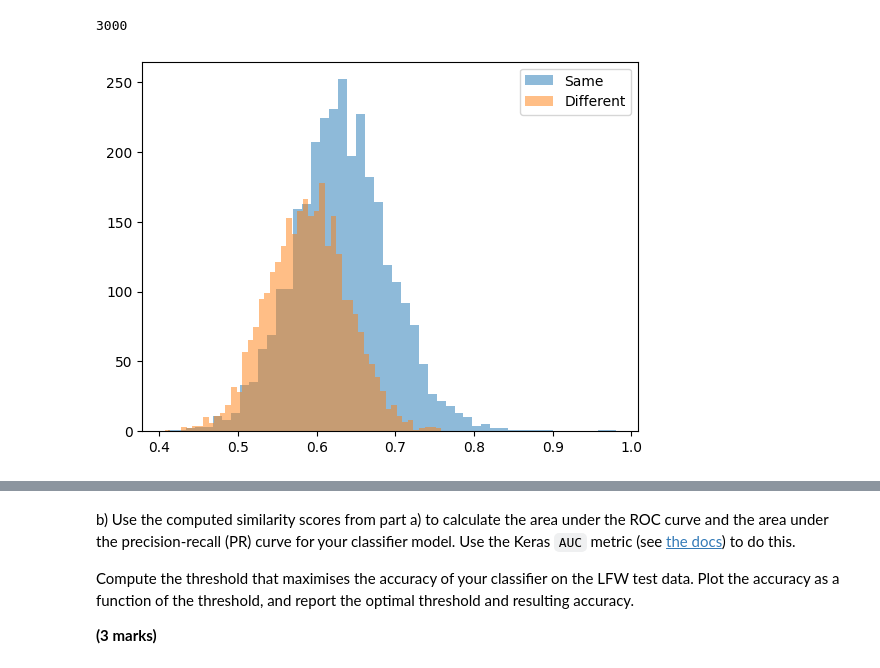
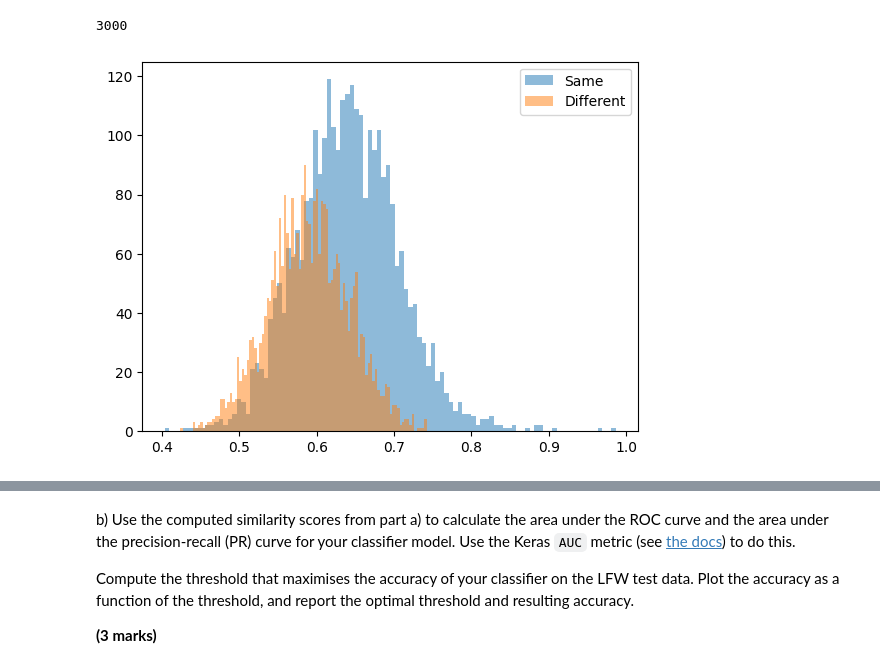
Before and after one commit to ariana-ch/cw1, a Jupyter notebook: CW1/assessment_backup.ipynb, the cells around one changed output, grey strips where cells are left out. Saved outputs shown, nothing was run; the diff lists cells and outputs as text; code cells hidden in the pictures.

```diff
--- a/CW1/assessment_backup.ipynb
+++ b/CW1/assessment_backup.ipynb
@@ -1034,16 +1045,13 @@ top='flatten'):
     '''
     Simple keras model which progressively does dimensionality reduction via a series of convolutions and pooling layers.
 
-    Args:
-        input_shape: Tuple specifying the input shape (height, width, channels).
-        embedding_dim: Dimensionality of the embedding vector.
-        activation: Activation function to use in the model.
-        pooling: Type of pooling to use, either 'max' or 'avg'.
-        no_blocks: Number of blocks to use in the model.
-        top: Type of top layer to use, either 'flatten' or 'pooling'.
-
-    Returns:
-        A Keras Sequential model.
+    :param input_shape: Tuple specifying the input shape (height, width, channels).
+    :param embedding_dim: Dimensionality of the embedding vector.
+    :param activation: Activation function to use in the model.
+    :param pooling: Type of pooling to use, either 'max' or 'avg'.
+    :param no_blocks: Number of blocks to use in the model.
+    :param top: Type of top layer to use, either 'flatten' or 'pooling'.
+    :return: A Keras model representing the Simple Embedding Network.
     '''
     initialiser = keras.initializers.VarianceScaling(scale=0.2)
     pooling = keras.layers.MaxPool2D if pooling == 'max' else keras.layers.AvgPool2D
@@ -1140,15 +1148,14 @@ def SimpleEmbeddingNetV2(input_shape=(112, 112, 3), embedding_dim=128, activatio
     '''
     Simple keras model which progressively does dimensionality reduction via a series of convolutions with stride = 2.
 
-    Args:
-        input_shape: Tuple specifying the input shape (height, width, channels).
-        embedding_dim: Dimensionality of the embedding vector.
-        activation: Activation function to use in the model.
-        pooling: Type of pooling to use, either 'max' or 'avg'.
-        no_blocks: Number of blocks to use in the model.
-        top: Type of top layer to use, either 'flatten' or 'pooling'.
+    :param input_shape: Tuple specifying the input shape (height, width, channels).
+    :param embedding_dim: Dimensionality of the embedding vector.
+    :param activation: Activation function to use in the model.
+    :param pooling: Type of pooling to use, either 'max' or 'avg'.
+    :param no_blocks: Number of blocks to use in the model.
+    :param top: Type of top layer to use, either 'flatten' or 'pooling'.
+    :return: A Keras model representing the Simple Embedding Network.
     '''
-
     initialiser = keras.initializers.VarianceScaling(2.0)
     pooling = keras.layers.MaxPool2D if pooling == 'max' else keras.layers.AvgPool2D
     inputs = keras.Input(shape=input_shape)
@@ -2273,9 +2339,9 @@ pd.DataFrame(get_lfw_paths(), columns=['Image1', 'Image2', 'Label']).groupby('La
 batch = next(iter(lfiw_dl))
 labels, imgs = batch
 # %%
-path = get_path(name='SimpleEmbeddingNet5_FlattenTop', directory='models', fmt='weights.h5', mkdir=False)
-model = SimpleEmbeddingNet(top='pooling', no_blocks=5)
-model.load_weights('models/SimpleEmbeddingNet5_PoolingTop.weights.h5')
+path = get_path(name='SimpleEmbeddingNetV25_FlattenTop', directory='models', fmt='weights.h5', mkdir=False)
+model = SimpleEmbeddingNetV2(top='flatten', no_blocks=6)
+model.load_weights('models/SimpleEmbeddingNetV2_5_FlattenTop.weights.h5')
 # %%
 inputs = imgs.flatten().reshape((12000, 112, 112, 3))
 
@@ -2341,12 +2407,12 @@ len(res[res.labels==0])
 # %% [output]
 3000
 # %%
-plt.hist(res[res.labels==1].cos_similarities, label='Same', alpha=0.5, bins=50)
-plt.hist(res[res.labels==0].cos_similarities, label='Different', alpha=0.5, bins=50)
+plt.hist(res[res.labels==1].cos_similarities, label='Same', alpha=0.5, bins=100)
+plt.hist(res[res.labels==0].cos_similarities, label='Different', alpha=0.5, bins=100)
 plt.legend()
 plt.show()
 # %% [output]
-[figure, old version]
+[figure, new version]
 # %%
 plt.hist(res[res.labels==1].cos_similarities, label='Same', alpha=0.5, bins=50)
 plt.hist(res[res.labels==0].cos_similarities, label='Different', alpha=0.5, bins=50)
```
Also changed, not shown: parts of 29 cells of this notebook, 6 other files.
